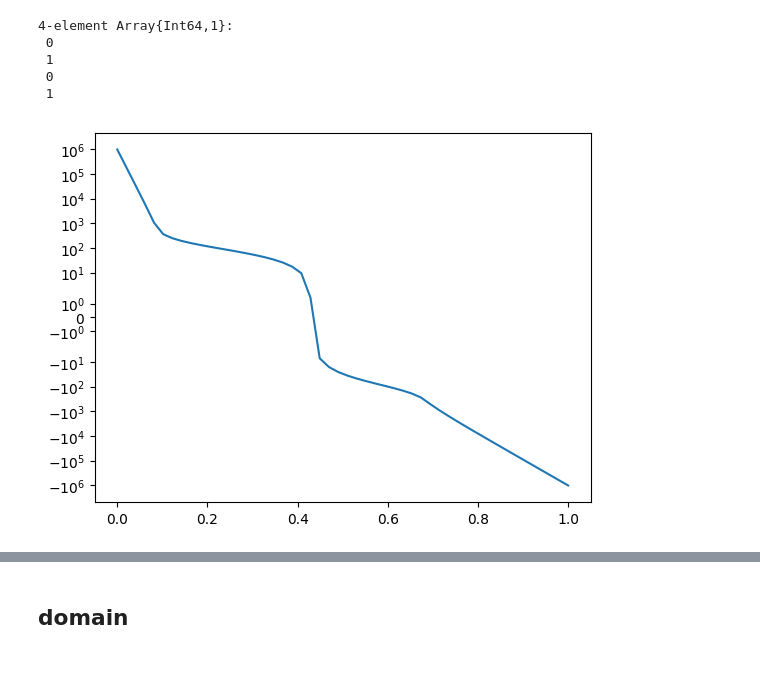
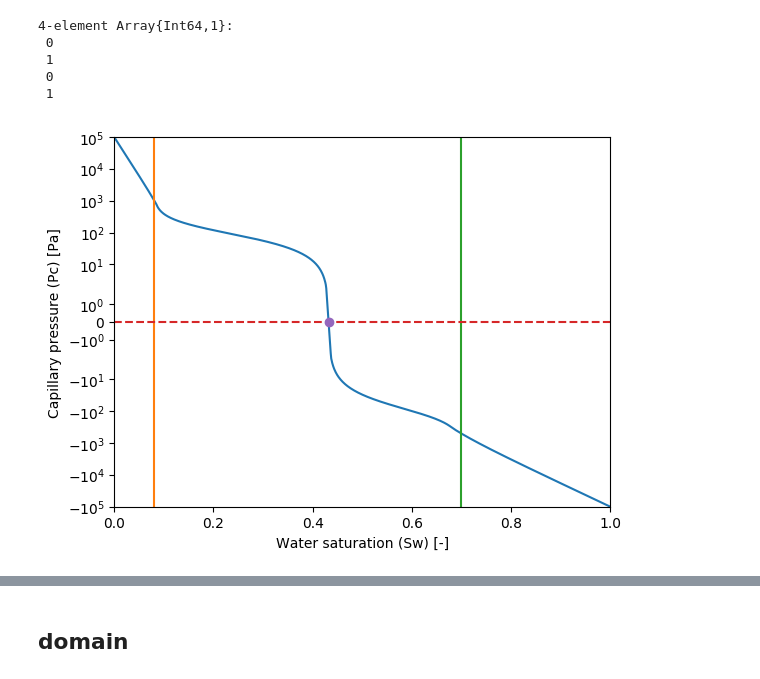
Before and after one commit to simulkade/peteng, a Jupyter notebook: physicalproperties/DME-physical-properties.ipynb, the cells around one changed output, grey strips where cells are left out. Cells and saved outputs as stored; diff of their text form; code cells hidden in the pictures.

```diff
--- a/physicalproperties/DME-physical-properties.ipynb
+++ b/physicalproperties/DME-physical-properties.ipynb
@@ -133,7 +150,7 @@ swc  = 0.08
 sor  = 0.3
 sorting_factor = 2.4
 pce = 100 # [Pa]
-pc0 = 1e6 # [Pa]
+pc0 = 1e5 # [Pa]
 contact_angle = deg2rad(20) # [radian]
 # %% [output]
 0.3490658503988659
@@ -153,5 +185,5 @@ dPC  = sw -> dpc_imb(sw, pce, swc, sor, teta=contact_angle,
 # %%
-sw_plot = collect(linspace(0,1,50))
+sw_plot = collect(linspace(0,1,1000))
 plot(sw_plot, KRW.(sw_plot), sw_plot, KRO.(sw_plot))
 axis([0,1,0,1])
 # %% [output]
@@ -161,8 +193,15 @@ axis([0,1,0,1])
  1
  0
  1
-# %%
-semilogy(sw_plot, PC.(sw_plot))
-yscale("symlog")
-# %% [output]
-[figure, removed]
+# %%
+plot(sw_plot, PC.(sw_plot))
+plot([swc, swc], [-pc0, pc0], [1-sor, 1-sor], [-pc0, pc0],
+    [0,1], [0,0], "--")
+xlabel("Water saturation (Sw) [-]")
+ylabel("Capillary pressure (Pc) [Pa]")
+sw_imb_end = fzero(PC, [swc, 1-sor])
+plot(sw_imb_end, 0, "o")
+axis([0, 1, -pc0, pc0])
+yscale("symlog")
+# %% [output]
+[figure, added]
```
Also changed, not shown: parts of 8 cells of this notebook, 3 other files.
